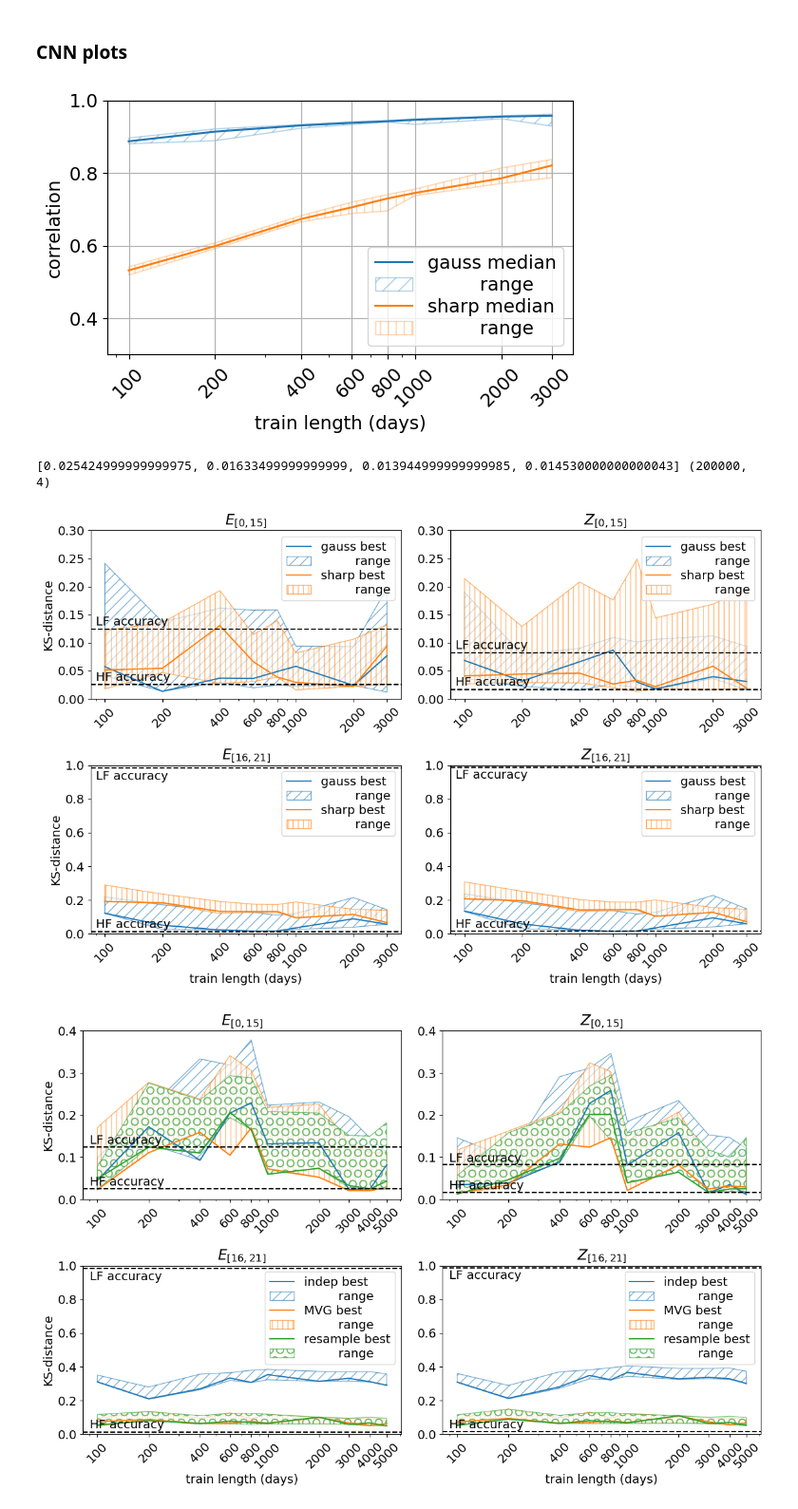
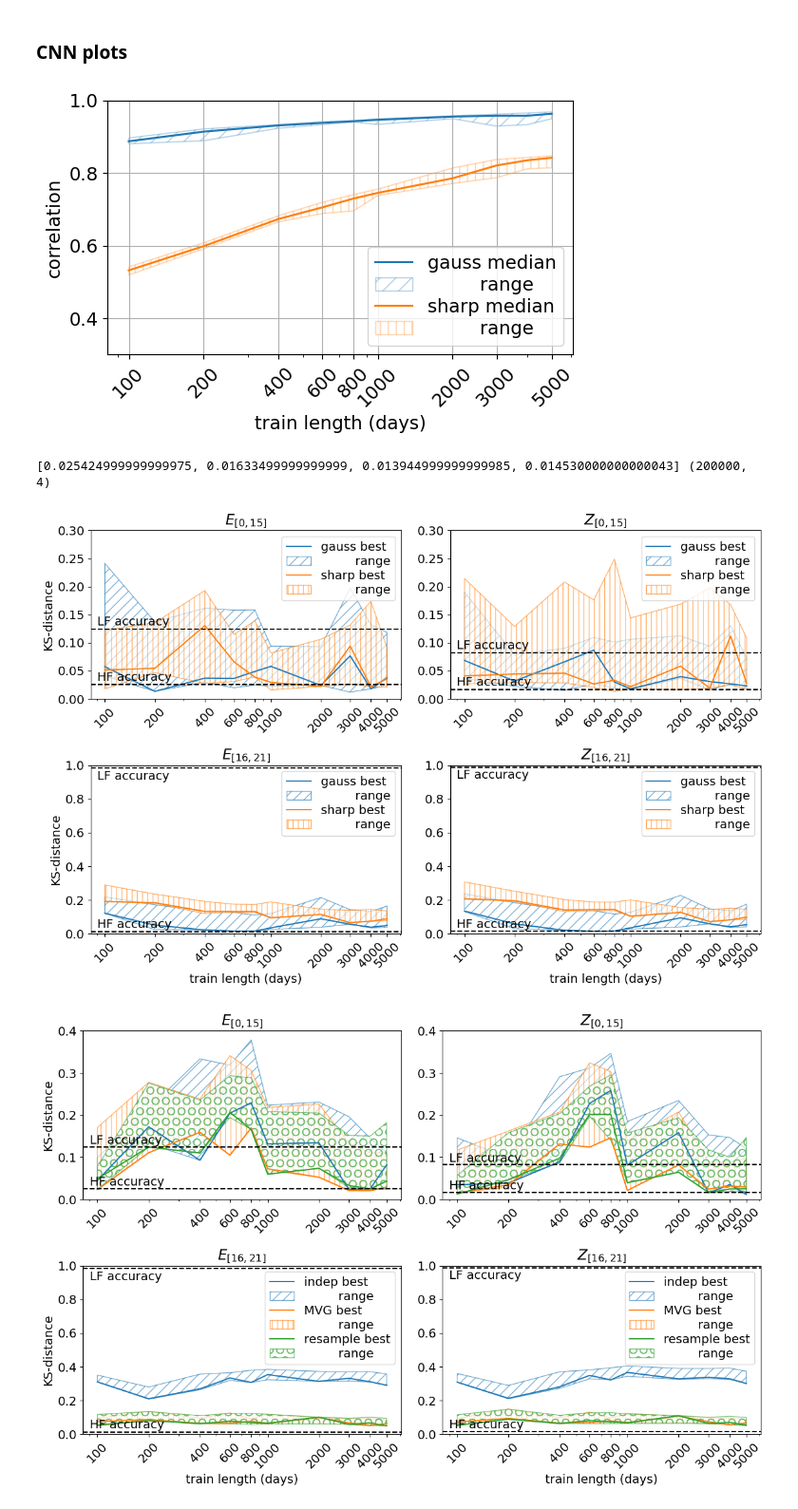
Before and after one commit to rik-stra/tau_orthogonal_method_for_2D_turbulence, a Jupyter notebook: run_experiment.ipynb, the cells around one changed output. Shown at 95% size. Saved outputs shown, nothing was run; the diff lists cells and outputs as text; code cells hidden in the pictures.

```diff
--- a/run_experiment.ipynb
+++ b/run_experiment.ipynb
@@ -698,35 +698,35 @@ ks_list = ["ks_0", "ks_1", "ks_2", "ks_3"]
 hatches = ['//', '||', 'O']
 
 s_i = 0
 filters = ["gauss", "sharp"]
 for filter in filters:
     dd = df[(df["filter"]==filter)&(df["method"]=="CNN")].copy()
 
     dd['ks_sum'] = dd['ks_0'] + dd['ks_1'] + dd['ks_2'] + dd['ks_3']
 
     mean_df = dd.groupby('train_length')[['test_corr']].median()
     min_df = dd.groupby('train_length')[['test_corr']].min()
     max_df = dd.groupby('train_length')[['test_corr']].max()
 
     mean_df.plot(y='test_corr', ax=ax, label=filter+" median", color = prop_cycle[s_i])
     ax.fill_between(min_df.index, min_df['test_corr'], max_df['test_corr'], facecolor = (1,1,1), hatch = hatches[s_i], alpha=0.3, edgecolor = prop_cycle[s_i], label="         range")
     s_i+=1
 
 ax.set_xlabel("train length (days)")
 ax.set_ylabel("correlation")
 ax.set_xscale('log')
-tl = [100,200,400, 600, 800, 1000, 2000, 3000]
+tl = [100,200,400, 600, 800, 1000, 2000, 3000, 5000]
 ax.set_xticks(tl,labels=tl, rotation = 45)
 ax.set_ylim([0.3,1])
 ax.grid()
 
 ax.legend(labelspacing = 0.2)
     #ax[i//2,i%2].set_rasterized(True)
 
 plt.tight_layout()
 #plt.savefig('./figs/test_corr_offline_cnn.pdf', bbox_inches='tight')
 # %% [output]
-[figure, old version]
+[figure, new version]
 # %%
 # We compute the KS-distance between a 5000-day high-fidelity simulation and the 20000-day reference simulation
 DNS_vals = []
@@ -782,7 +782,7 @@ for i in [0,1,2,3]:
     if i%2==0:
         ax[i//2,i%2].set_ylabel("KS-distance")
     ax[i//2,i%2].set_xscale('log')
-    tl = [100,200,400, 600, 800, 1000, 2000, 3000]
+    tl = [100,200,400, 600, 800, 1000, 2000, 3000, 4000, 5000]
 
     ax[i//2,i%2].set_xticks(tl, labels=tl, rotation = 45)
     if i==0:
@@ -808,7 +808,7 @@ plt.tight_layout()
 
 #plt.savefig('figs/KS_online_CNN.pdf', bbox_inches='tight')
 # %% [output]
-[figure, old version]
+[figure, new version]
 # %%
 # Plot the performance of LF simulations with TO parametrization
 titles = ['$E_{[0,15]}$','$Z_{[0,15]}$','$E_{[16,21]}$','$Z_{[16,21]}$']
```
Also changed, not shown: parts of 14 cells of this notebook.
